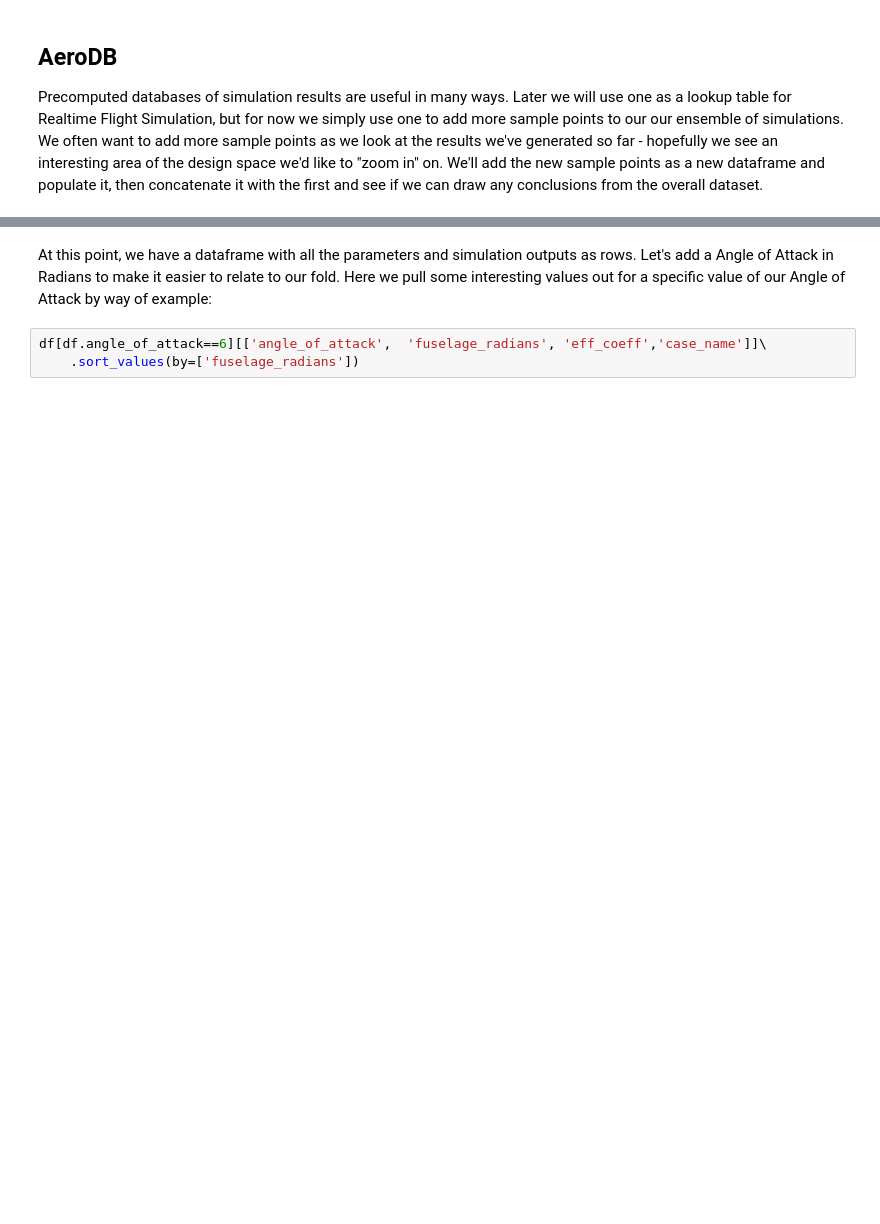
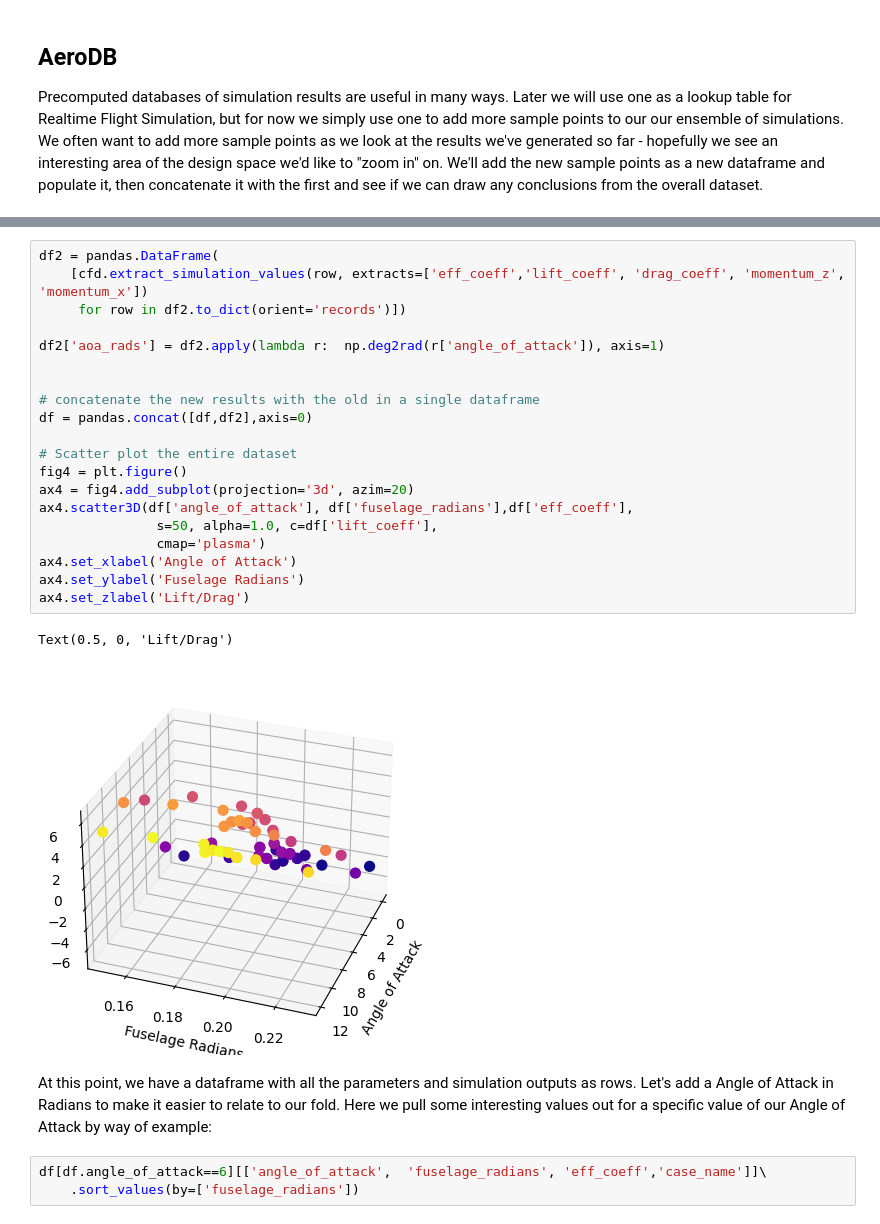
Before and after one commit to scotfree/lightningcatcher, a Jupyter notebook: notebooks/CFD_DS_Toolchain.ipynb, the cells around one changed output, grey strips where cells are left out. Saved outputs shown, nothing was run; the diff lists cells and outputs as text; blank space fills up the shorter version.

```diff
--- a/notebooks/CFD_DS_Toolchain.ipynb
+++ b/notebooks/CFD_DS_Toolchain.ipynb
@@ -460,3 +382,26 @@ Text(0.5, 0, 'Lift/Drag')
+# %%
+df2 = pandas.DataFrame(
+    [cfd.extract_simulation_values(row, extracts=['eff_coeff','lift_coeff', 'drag_coeff', 'momentum_z', 'momentum_x'])
+     for row in df2.to_dict(orient='records')])
+
+df2['aoa_rads'] = df2.apply(lambda r:  np.deg2rad(r['angle_of_attack']), axis=1)
+
+
+# concatenate the new results with the old in a single dataframe
+df = pandas.concat([df,df2],axis=0)
+
+# Scatter plot the entire dataset
+fig4 = plt.figure()
+ax4 = fig4.add_subplot(projection='3d', azim=20)
+ax4.scatter3D(df['angle_of_attack'], df['fuselage_radians'],df['eff_coeff'],
+               s=50, alpha=1.0, c=df['lift_coeff'],
+               cmap='plasma')
+ax4.set_xlabel('Angle of Attack')
+ax4.set_ylabel('Fuselage Radians')
+ax4.set_zlabel('Lift/Drag')
+# %% [output]
+Text(0.5, 0, 'Lift/Drag')
+[figure, added]
 # %% [markdown]
 At this point, we have a dataframe with all the parameters and simulation outputs as rows.
 Let's add a Angle of Attack in Radians to make it easier to relate to our fold.
```
Also changed, not shown: parts of 28 cells of this notebook, 6 other files.
